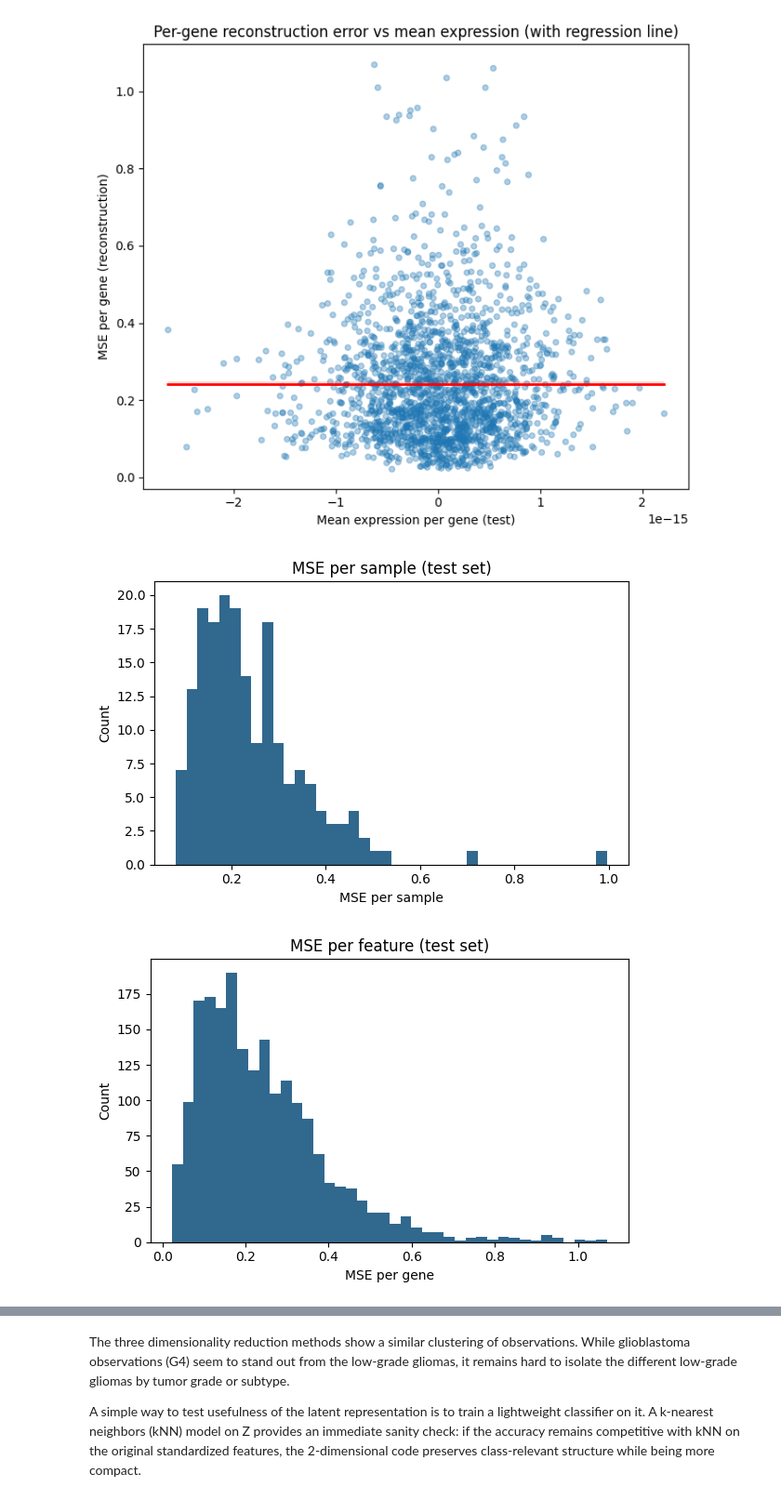
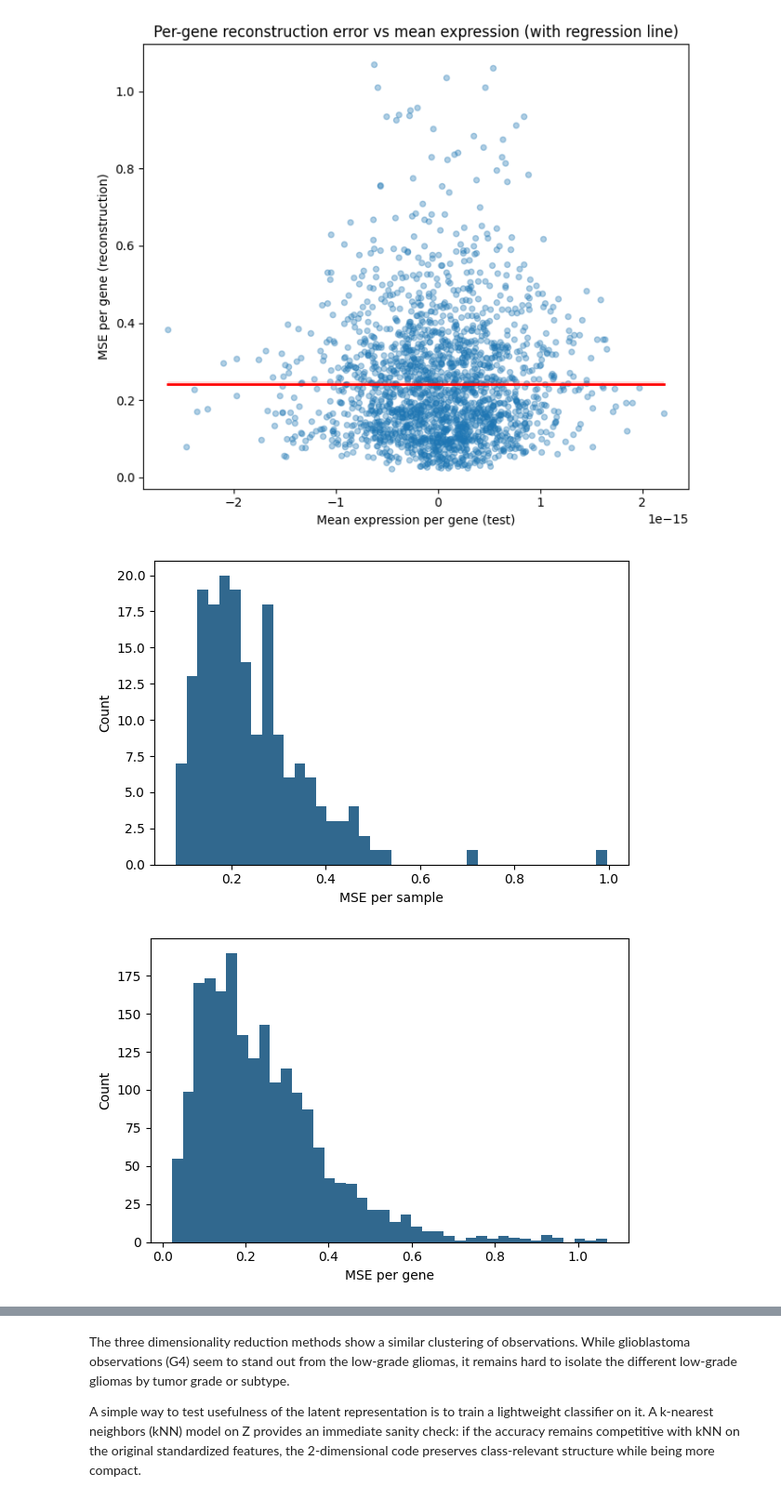
Before and after one commit to themishalka/Project-Deep-Learning, a Jupyter notebook: scripts/analysis_ae.ipynb, the cells around one changed output, grey strips where cells are left out. Shown at 93% size. Cells and saved outputs as stored; diff of their text form; code cells hidden in the pictures.

```diff
--- a/scripts/analysis_ae.ipynb
+++ b/scripts/analysis_ae.ipynb
@@ -253,24 +253,24 @@ plt.show()
 # %%
 # plotting the mse distribution per sample and per gene
 
 plt.figure(figsize=(6,4))
 plt.hist(mse_per_sample, bins=40, color="#31688E")
 plt.xlabel("MSE per sample")
 plt.ylabel("Count")
-plt.title("MSE per sample (test set)")
+#plt.title("MSE per sample (test set)")
 plt.tight_layout()
 plt.show()
 
 plt.figure(figsize=(6,4))
 plt.hist(mse_per_feature, bins=40, color="#31688E")
 plt.xlabel("MSE per gene")
 plt.ylabel("Count")
-plt.title("MSE per feature (test set)")
+#plt.title("MSE per feature (test set)")
 plt.tight_layout()
 plt.show()
 # %% [output]
-[figure, old version]
+[figure, new version]
-[figure, old version]
+[figure, new version]
 # %%
 # Prepare DataFrame
 df = pd.DataFrame({
```
Also changed, not shown: parts of 20 cells of this notebook, 26 other files.
